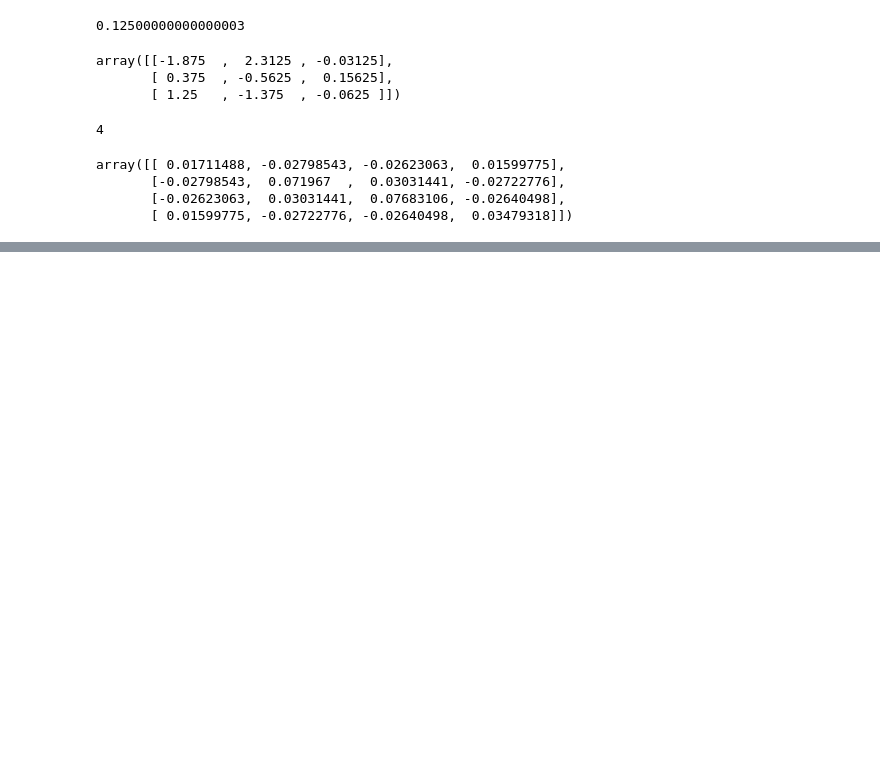
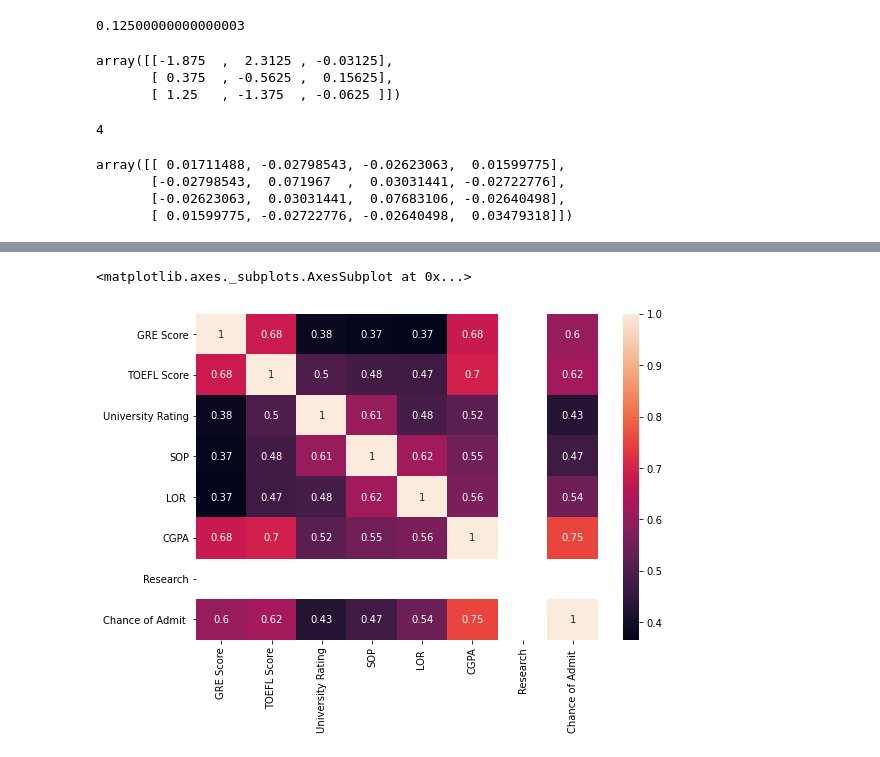
Before and after one commit to L1chik/SkillFactory, a Jupyter notebook: module_3/MATH&STAT_01.ipynb, the cells around one changed output, grey strips where cells are left out. Saved outputs shown, nothing was run; the diff lists cells and outputs as text; code cells hidden in the pictures; blank space fills up the shorter version.

```diff
--- a/module_3/MATH&STAT_01.ipynb
+++ b/module_3/MATH&STAT_01.ipynb
@@ -283,0 +554,3 @@ array([[ 0.01711488, -0.02798543, -0.02623063,  0.01599775],
+# %%
+admiss_c_false = (admiss[admiss.Research == 0]).corr()
+admiss_c_false
@@ -283,0 +579,6 @@ array([[ 0.01711488, -0.02798543, -0.02623063,  0.01599775],
+# %%
+plt.figure(figsize=(9,6))
+sns.heatmap(data=admiss_c_false, annot=True)
+# %% [output]
+<matplotlib.axes._subplots.AxesSubplot at 0x...>
+[figure, added]
```
Also changed, not shown: parts of 34 cells of this notebook.
